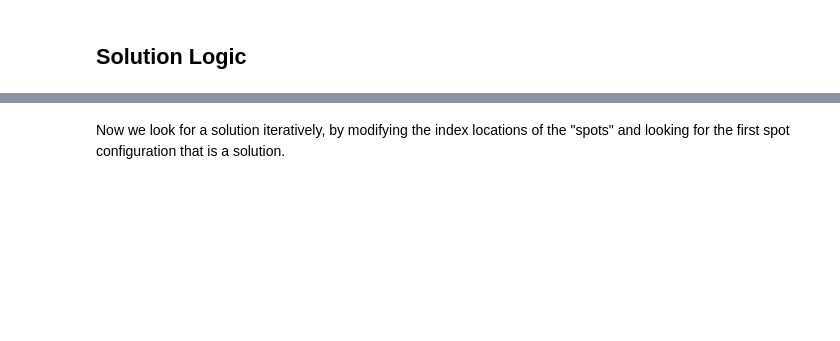
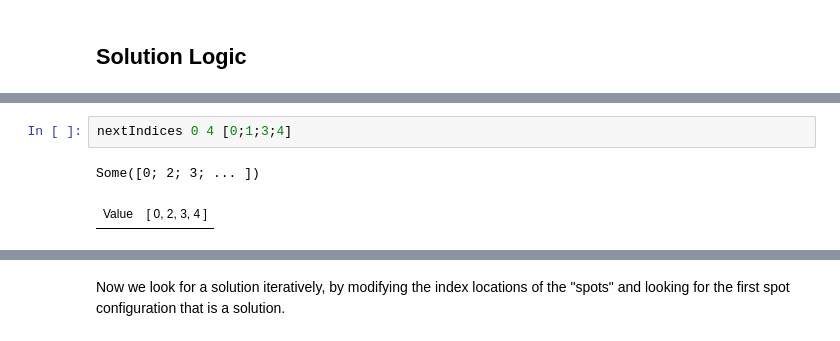
Before and after one commit to abcoates/getting-even-coding-challenge, a Jupyter notebook: getting-even-fsharp.ipynb, the cells around one changed output, grey strips where cells are left out. Saved outputs shown, nothing was run; the diff lists cells and outputs as text; blank space fills up the shorter version.

```diff
--- a/getting-even-fsharp.ipynb
+++ b/getting-even-fsharp.ipynb
@@ -179,0 +243,5 @@ nextIndices 3 [3;3;3;3] // Jupyter shows the result as <null> but it's really No
+# %%
+nextIndices 0 4 [0;1;3;4]
+# %% [output]
+Some([0; 2; 3; ... ])
+| Value | [ 0, 2, 3, 4 ] |
```
Also changed, not shown: parts of 35 cells of this notebook.
